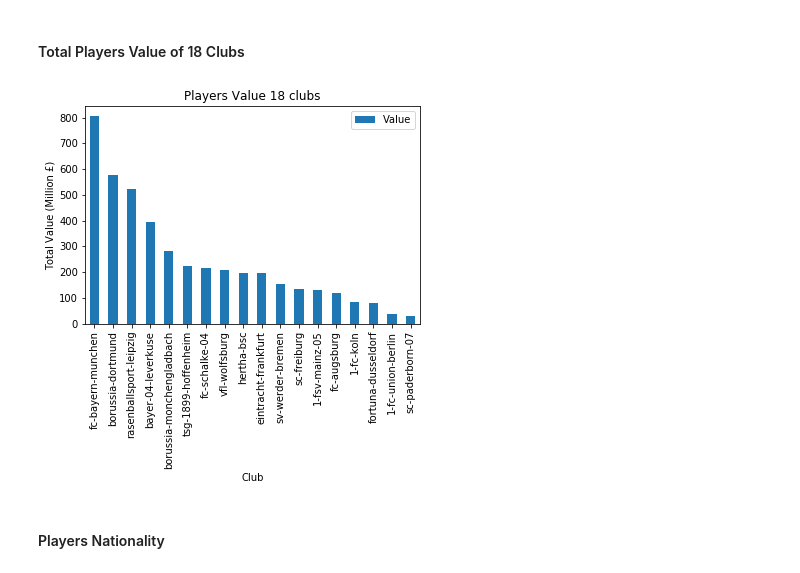
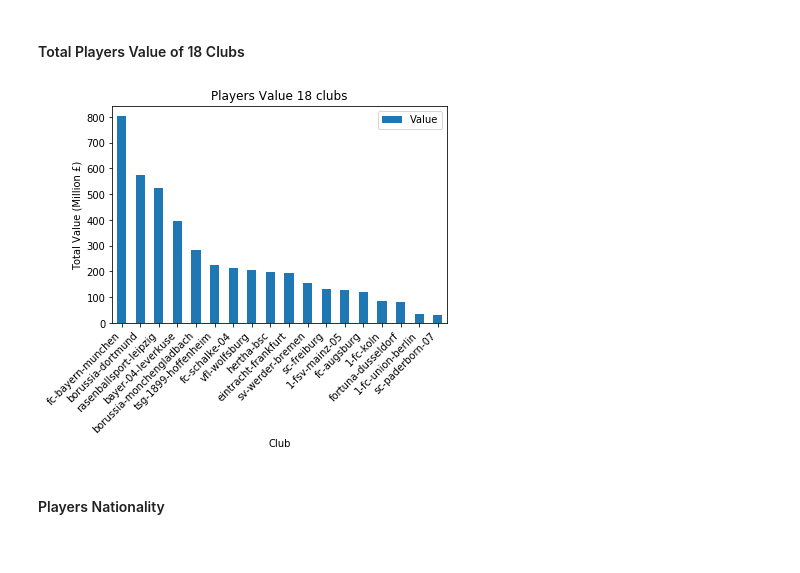
Before and after one commit to Mikky-Li/Analyzing-Data-From-Transfermarkt-and-Visualizing-Premier-League-Players-Data, a Jupyter notebook: Transfermarkt Bundesliga.ipynb, the cells around one changed output. Saved outputs shown, nothing was run; the diff lists cells and outputs as text; code cells hidden in the pictures.

```diff
--- a/Transfermarkt Bundesliga.ipynb
+++ b/Transfermarkt Bundesliga.ipynb
@@ -12,4 +12,4 @@ import seaborn as sns
 # %% [markdown]
 ## 2. Read Data
 # %%
-Bundesliga = pd.read_csv('Bundesliga.csv')
+Bundesliga = pd.read_csv('Bundesliga.csv').drop('Unnamed: 0', axis=1)
@@ -84,10 +99,11 @@ plt.show()
 # %%
 Bundesliga.groupby('Club')[['Value']].sum().sort_values('Value',ascending = False).plot.bar()
 plt.ylabel('Total Value (Million £)')
 plt.title('Players Value 18 clubs')
+plt.xticks(rotation=45, ha='right')
 plt.show()
 # %% [output]
-[figure, old version]
+[figure, new version]
 # %% [markdown]
 #### Players Nationality
 # %%
```
Also changed, not shown: parts of 10 cells of this notebook.
